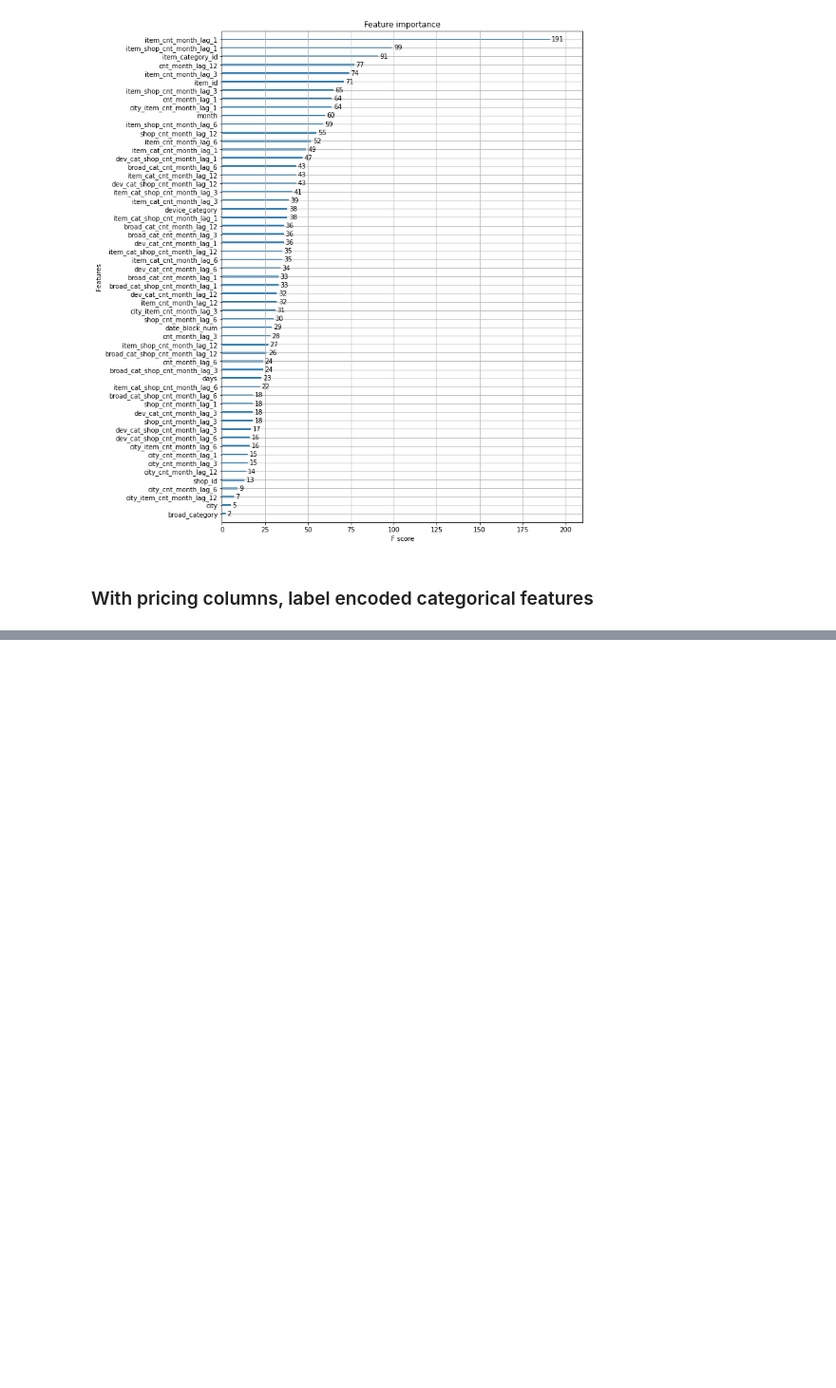
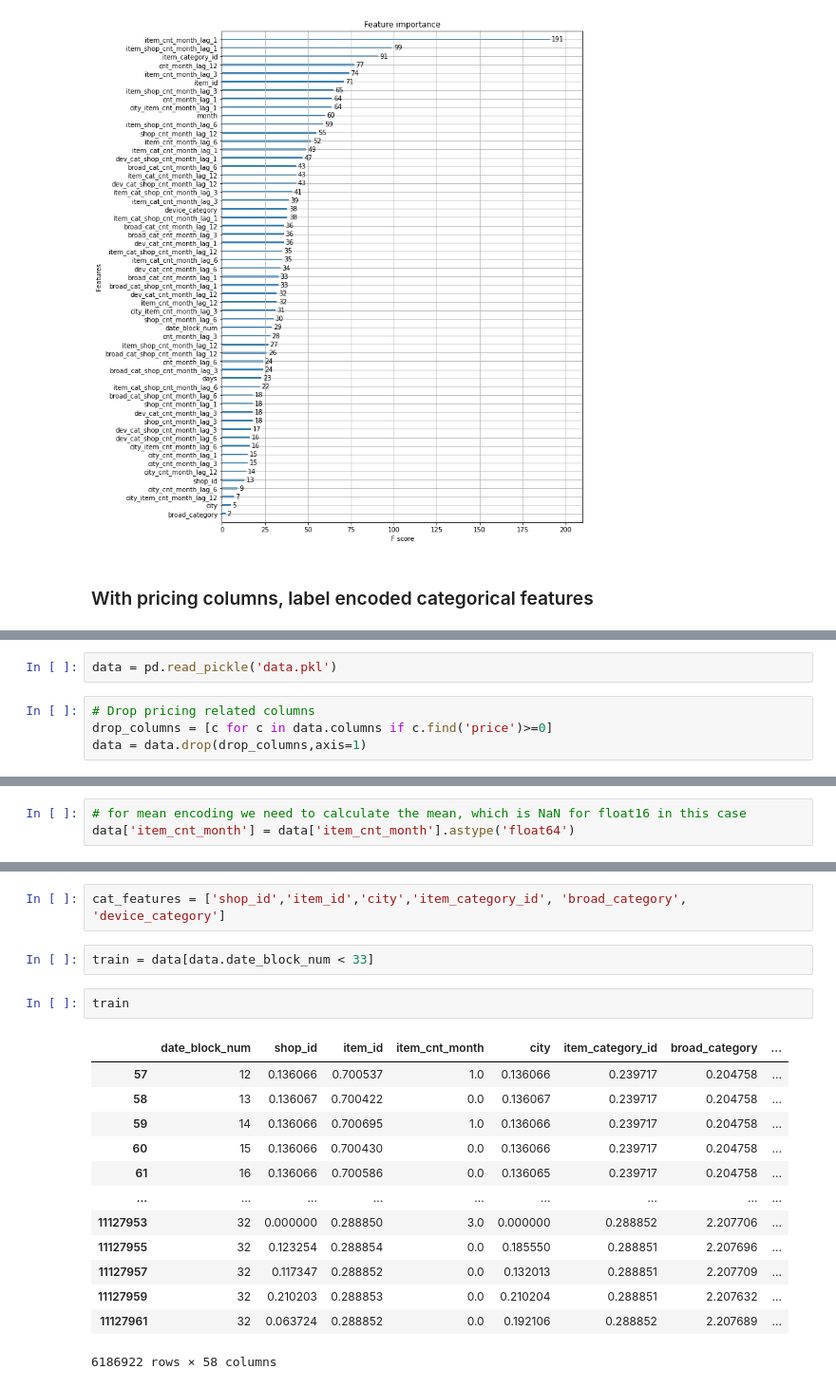
Before and after one commit to jrnhofman/Kaggle, a Jupyter notebook: competitive_data_science/final_project/predict_sales.ipynb, the cells around one changed output, grey strips where cells are left out. Shown: that part at 95% size. Drawn from its saved outputs; the diff is of its cells as text; blank space fills up the shorter version.

```diff
--- a/competitive_data_science/final_project/predict_sales.ipynb
+++ b/competitive_data_science/final_project/predict_sales.ipynb
@@ -1124,0 +1219,6 @@ plot_features(model, (10,14))
+# %%
+data = pd.read_pickle('data.pkl')
+# %%
+# Drop pricing related columns
+drop_columns = [c for c in data.columns if c.find('price')>=0]
+data = data.drop(drop_columns,axis=1)
@@ -1124,0 +1261,3 @@ plot_features(model, (10,14))
+# %%
+# for mean encoding we need to calculate the mean, which is NaN for float16 in this case
+data['item_cnt_month'] = data['item_cnt_month'].astype('float64')
@@ -1124,0 +1329,20 @@ plot_features(model, (10,14))
+# %%
+cat_features = ['shop_id','item_id','city','item_category_id', 'broad_category', 'device_category']
+# %%
+train = data[data.date_block_num < 33]
+# %%
+train
+# %% [output]
+|  | date_block_num | shop_id | item_id | item_cnt_month | city | item_category_id | broad_category | ... |
+| 57 | 12 | 0.136066 | 0.700537 | 1.0 | 0.136066 | 0.239717 | 0.204758 | ... |
+| 58 | 13 | 0.136067 | 0.700422 | 0.0 | 0.136067 | 0.239717 | 0.204758 | ... |
+| 59 | 14 | 0.136066 | 0.700695 | 1.0 | 0.136066 | 0.239717 | 0.204758 | ... |
+| 60 | 15 | 0.136066 | 0.700430 | 0.0 | 0.136066 | 0.239717 | 0.204758 | ... |
+| 61 | 16 | 0.136066 | 0.700586 | 0.0 | 0.136065 | 0.239717 | 0.204758 | ... |
+| ... | ... | ... | ... | ... | ... | ... | ... | ... |
+| 11127953 | 32 | 0.000000 | 0.288850 | 3.0 | 0.000000 | 0.288852 | 2.207706 | ... |
+| 11127955 | 32 | 0.123254 | 0.288854 | 0.0 | 0.185550 | 0.288851 | 2.207696 | ... |
+| 11127957 | 32 | 0.117347 | 0.288852 | 0.0 | 0.132013 | 0.288851 | 2.207709 | ... |
+| 11127959 | 32 | 0.210203 | 0.288853 | 0.0 | 0.210204 | 0.288851 | 2.207632 | ... |
+| 11127961 | 32 | 0.063724 | 0.288852 | 0.0 | 0.192106 | 0.288852 | 2.207689 | ... |
+6186922 rows × 58 columns
```
Also changed, not shown: parts of 30 cells of this notebook.
